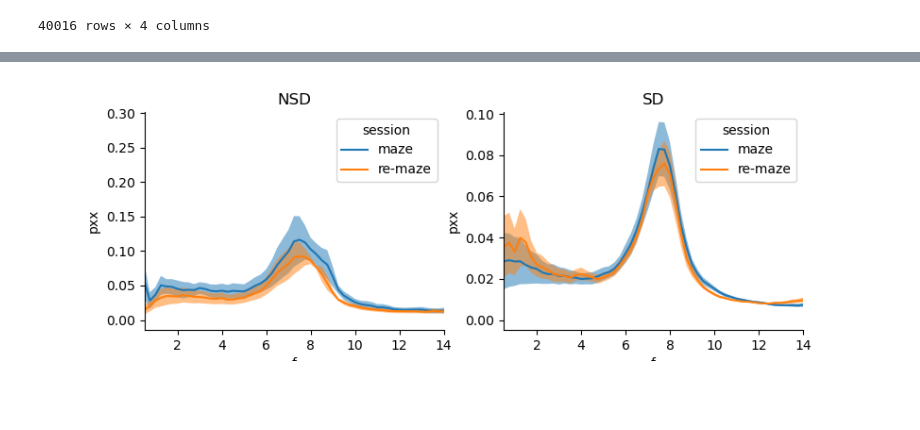
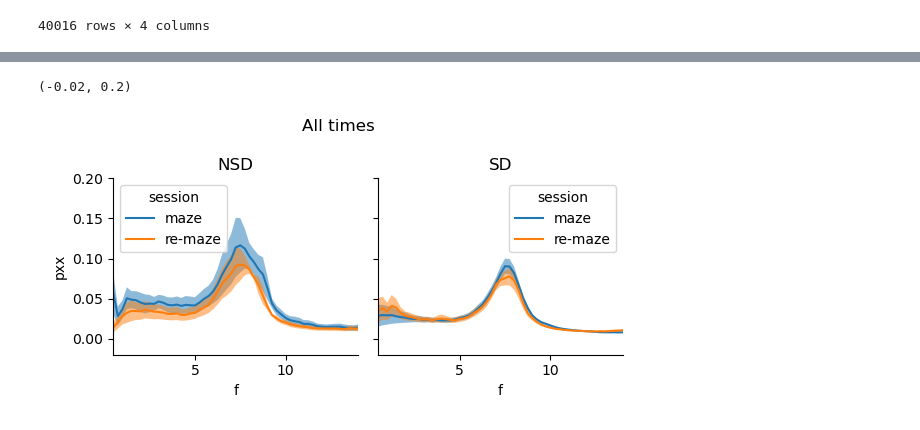
Before and after one commit to nkinsky/Projects_sandbox, a Jupyter notebook: sd_drift/sd_theta_frequency_remaze.ipynb, the cells around one changed output, grey strips where cells are left out. Cells and saved outputs as stored; diff of their text form; code cells hidden in the pictures; blank space fills up the shorter version.

Commit message:
add in speed threshold + tighten up

```diff
--- a/sd_drift/sd_theta_frequency_remaze.ipynb
+++ b/sd_drift/sd_theta_frequency_remaze.ipynb
@@ -142,20 +110,24 @@ ax.plot(sess.position.get_smoothed(0.5).speed)
 # %%
-_, ax = plt.subplots(1, 2, figsize=(9, 3))
+fig, ax = plt.subplots(1, 2, figsize=(6, 3), sharex=True, sharey=True, layout="tight")
+fig.suptitle('All times')
 
 for grp, a in zip(["NSD", "SD"], ax):
     df_grp = psd_df[psd_df.grp == grp]
     sns.lineplot(data=df_grp, x="f", y="pxx", hue="session", errorbar=None, ax=a)
     a.set_xlim([0.5, 14])
     a.set_title(grp)
 
     df_grp2 = df_grp.drop(columns="grp").groupby(["session", "f"])
     mean_prob = df_grp2.mean(numeric_only=True).reset_index()
     sem_prob = df_grp2.sem(ddof=0, numeric_only=True).reset_index()
 
     for sname in ["maze", "re-maze"]:
         mean_use = mean_prob[mean_prob.session == sname]
         sem_use = sem_prob[sem_prob.session == sname]
         a.fill_between(mean_use.f, mean_use.pxx - sem_use.pxx, mean_use.pxx + sem_use.pxx, alpha=0.5)
     sns.despine(ax=a)
+
+ax[0].set_ylim((-0.02, 0.20))
 # %% [output]
+(-0.02, 0.2)
-[figure, old version]
+[figure, new version]
```
Also changed, not shown: parts of 7 cells of this notebook.
